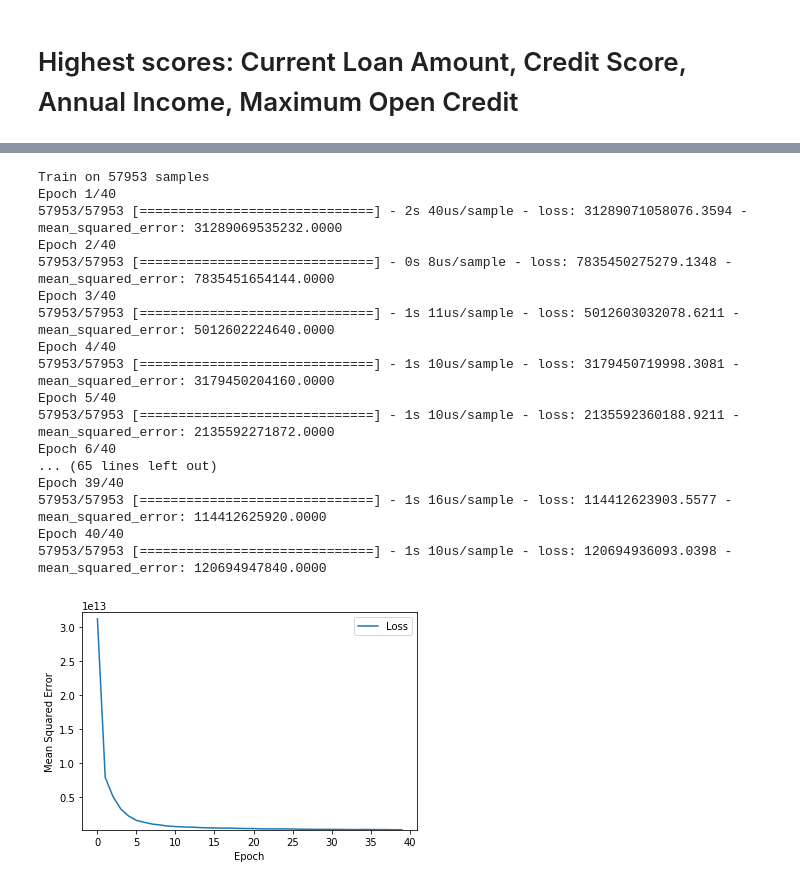
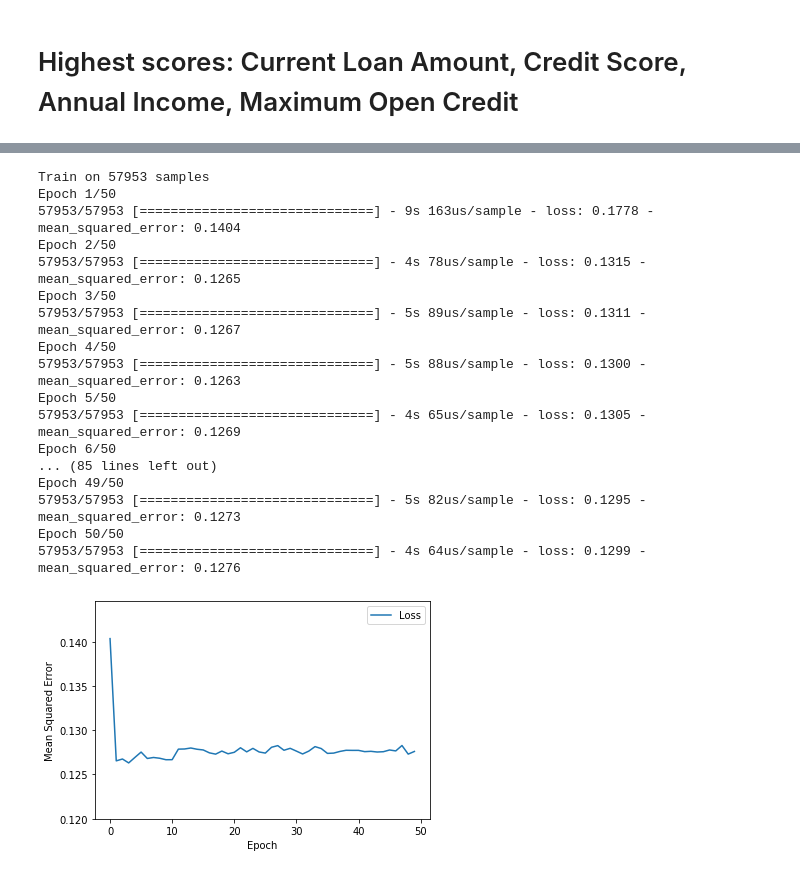
Before and after one commit to edberto/bangkit-assignment5, a Jupyter notebook: model_edbert.ipynb, the cells around one changed output, grey strips where cells are left out. Saved outputs shown, nothing was run; the diff lists cells and outputs as text; code cells hidden in the pictures.

```diff
--- a/model_edbert.ipynb
+++ b/model_edbert.ipynb
@@ -33,6 +33,7 @@ def create_model(my_learning_rate, my_feature_layer):
   # Define the first hidden layer with 20 nodes.
   model.add(tf.keras.layers.Dense(units=25,
                                   activation='relu',
+                                  kernel_regularizer=tf.keras.regularizers.l2(l=0.01),
                                   name='Hidden1'))
 
   model.add(tf.keras.layers.Dropout(rate=0.25))
@@ -40,6 +41,7 @@ def create_model(my_learning_rate, my_feature_layer):
   # Define the second hidden layer with 12 nodes.
   model.add(tf.keras.layers.Dense(units=15,
                                   activation='relu',
+                                  kernel_regularizer=tf.keras.regularizers.l2(l=0.01),
                                   name='Hidden2'))
 
   # Define the output layer.
@@ -163,6 +165,9 @@ memory usage: 15.3+ MB
 
 df_raw = df_raw[df_raw['credit_score'].notna()]
 df_raw = df_raw[df_raw['annual_income'].notna()]
+df_raw['current_loan_amount'] = df_raw['current_loan_amount']/1000
+df_raw['annual_income'] = df_raw['annual_income']/1000
+df_raw['current_credit_balance'] = df_raw['current_credit_balance']/1000
 df_raw = df_raw[df_raw['bankruptcies'].notna()]
 df_raw = df_raw[df_raw['tax_liens'].notna()]
 df_raw = df_raw[df_raw['years_in_current_job'].notna()]
@@ -282,6 +288,8 @@ annual_income = tf.feature_column.numeric_column('annual_income')
 feature_columns.append(annual_income)
 max_open_credit = tf.feature_column.numeric_column('maximum_open_credit')
 feature_columns.append(max_open_credit)
+max_open_credit = tf.feature_column.numeric_column('current_credit_balance')
+feature_columns.append(max_open_credit)
 
 my_feature_layer = tf.keras.layers.DenseFeatures(feature_columns)
 # %%
@@ -303,10 +311,9 @@ Name: loan_status, Length: 77271, dtype: int64
 X = df_raw.copy().drop(['loan_status'], axis=1)
 y = df_raw.copy()['loan_status']
 X_train, X_test, y_train, y_test = data_prep(X,y,0.25)
-print()
-print(X_test)
-print("================")
-print(X_train)
+
+X_train = (X_train - X_train.mean()) / X_train.std()
+X_test = (X_test - X_test.mean()) / X_test.std()
 # %% [output]
 ========== panjang X train ==========
 57953
@@ -328,39 +322,39 @@ print(X_train)
 # %%
 # The following variables are the hyperparameters.
-learning_rate = 0.001
-epochs = 40
-batch_size = 500
+learning_rate = 0.01
+epochs = 50
+batch_size = 100
 
 # Specify the label
 label_name = 'loan_status'
 
 # Establish the model's topography.
 my_model = create_model(learning_rate, my_feature_layer)
 
 # Train the model on the normalized training set. We're passing the entire
 # normalized training set, but the model will only use the features
 # defined by the feature_layer.
 epochs, mse = train_model(my_model, X_train, y_train, epochs, label_name, batch_size)
 plot_the_loss_curve(epochs, mse)
 # %% [output]
 Train on 57953 samples
-Epoch 1/40
-57953/57953 [==============================] - 2s 40us/sample - loss: 31289071058076.3594 - mean_squared_error: 31289069535232.0000
-Epoch 2/40
-57953/57953 [==============================] - 0s 8us/sample - loss: 7835450275279.1348 - mean_squared_error: 7835451654144.0000
-Epoch 3/40
-57953/57953 [==============================] - 1s 11us/sample - loss: 5012603032078.6211 - mean_squared_error: 5012602224640.0000
-Epoch 4/40
-57953/57953 [==============================] - 1s 10us/sample - loss: 3179450719998.3081 - mean_squared_error: 3179450204160.0000
-Epoch 5/40
-57953/57953 [==============================] - 1s 10us/sample - loss: 2135592360188.9211 - mean_squared_error: 2135592271872.0000
-Epoch 6/40
-... (65 lines left out)
-Epoch 39/40
-57953/57953 [==============================] - 1s 16us/sample - loss: 114412623903.5577 - mean_squared_error: 114412625920.0000
-Epoch 40/40
-57953/57953 [==============================] - 1s 10us/sample - loss: 120694936093.0398 - mean_squared_error: 120694947840.0000
+Epoch 1/50
+57953/57953 [==============================] - 9s 163us/sample - loss: 0.1778 - mean_squared_error: 0.1404
+Epoch 2/50
+57953/57953 [==============================] - 4s 78us/sample - loss: 0.1315 - mean_squared_error: 0.1265
+Epoch 3/50
+57953/57953 [==============================] - 5s 89us/sample - loss: 0.1311 - mean_squared_error: 0.1267
+Epoch 4/50
+57953/57953 [==============================] - 5s 88us/sample - loss: 0.1300 - mean_squared_error: 0.1263
+Epoch 5/50
+57953/57953 [==============================] - 4s 65us/sample - loss: 0.1305 - mean_squared_error: 0.1269
+Epoch 6/50
+... (85 lines left out)
+Epoch 49/50
+57953/57953 [==============================] - 5s 82us/sample - loss: 0.1295 - mean_squared_error: 0.1273
+Epoch 50/50
+57953/57953 [==============================] - 4s 64us/sample - loss: 0.1299 - mean_squared_error: 0.1276
-[figure, old version]
+[figure, new version]
 # %%
 threshold = 0.5
 
```
Also changed, not shown: parts of 8 cells of this notebook.
